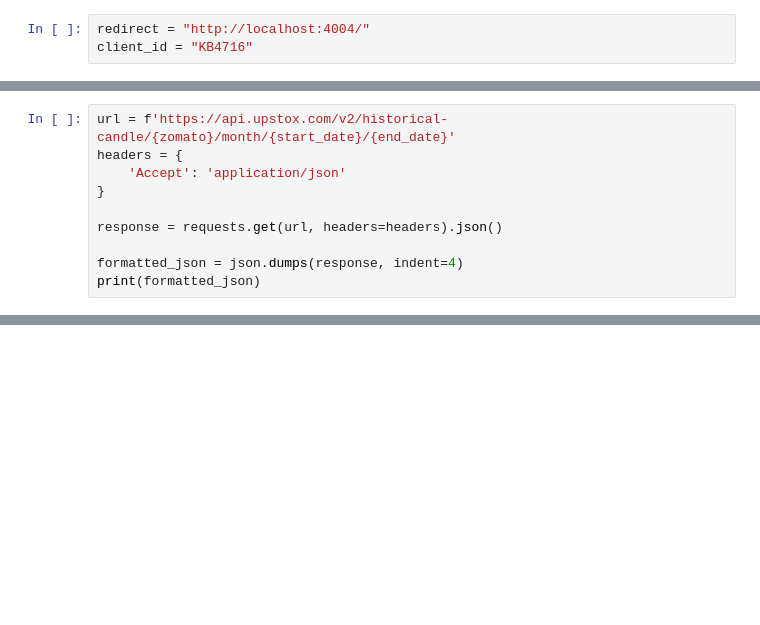
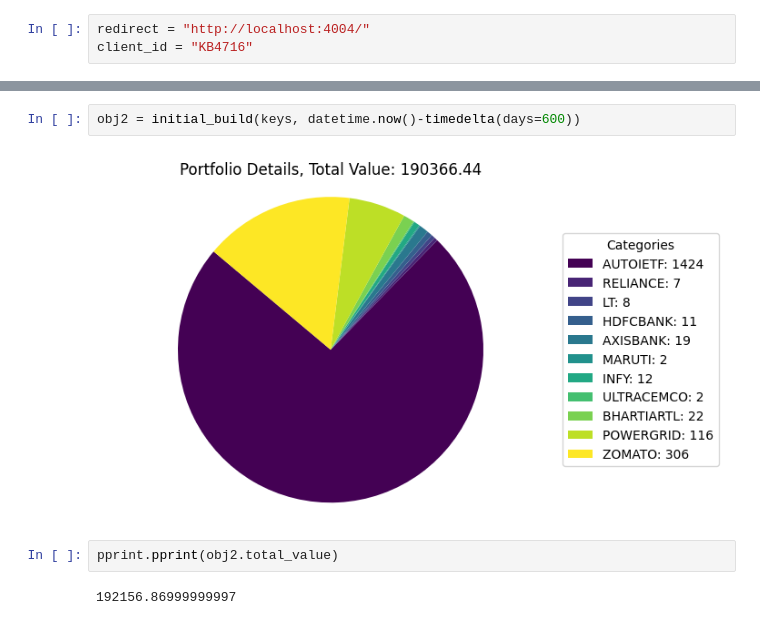
Before and after one commit to Farenhytee/Algorithmic-Trading, a Jupyter notebook: trading.ipynb, the cells around one changed output, grey strips where cells are left out. Saved outputs shown, nothing was run; the diff lists cells and outputs as text; blank space fills up the shorter version.

```diff
--- a/trading.ipynb
+++ b/trading.ipynb
@@ -186,13 +211,3 @@ pprint.pprint(csv)
               81.81818181818183,
               90.90909090909092,
               100.00000000000001]}
-# %%
-url = f'https://api.upstox.com/v2/historical-candle/{zomato}/month/{start_date}/{end_date}'
-headers = {
-    'Accept': 'application/json'
-}
-
-response = requests.get(url, headers=headers).json()
-
-formatted_json = json.dumps(response, indent=4)
-print(formatted_json)
@@ -269,0 +540,8 @@ obj = build_portfolio()
+# %%
+obj2 = initial_build(keys, datetime.now()-timedelta(days=600))
+# %% [output]
+[figure, added]
+# %%
+pprint.pprint(obj2.total_value)
+# %% [output]
+192156.86999999997
```
Also changed, not shown: parts of 20 cells of this notebook.
